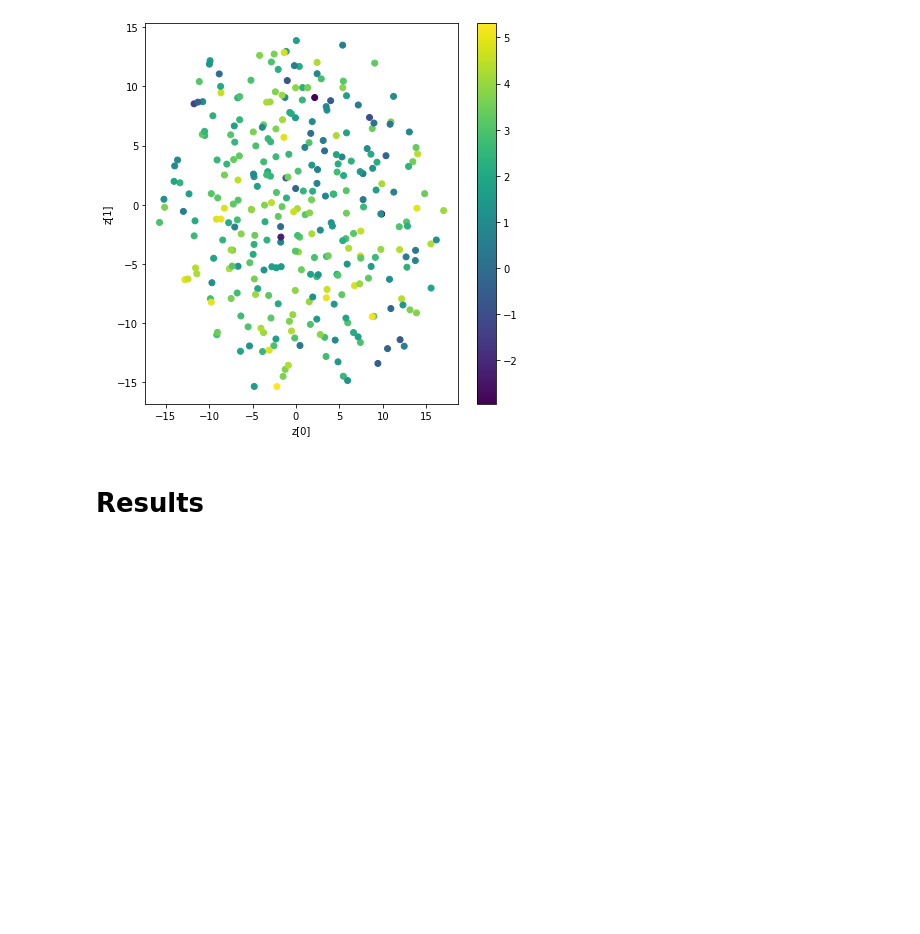
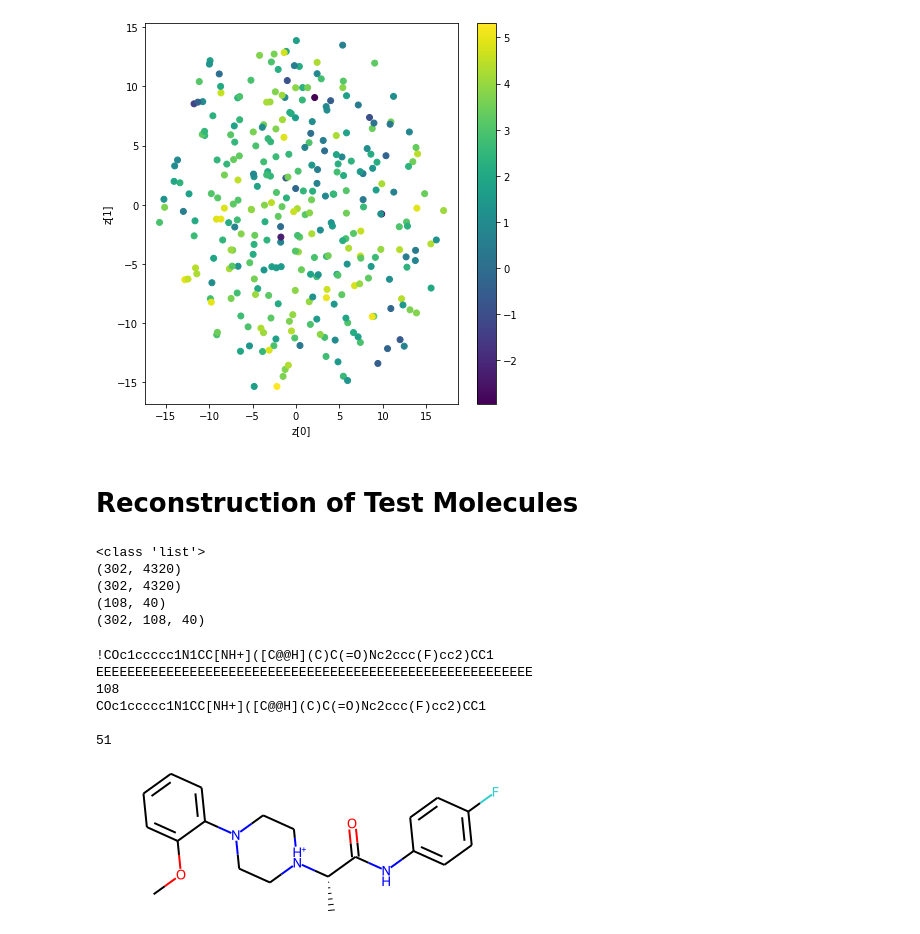
Before and after one commit to chandagrover/Machine-Learning, a Jupyter notebook: 3SMILEVAEGenProperty.ipynb, the cells around one changed output. Saved outputs shown, nothing was run; the diff lists cells and outputs as text; code cells hidden in the pictures; blank space fills up the shorter version.

```diff
--- a/3SMILEVAEGenProperty.ipynb
+++ b/3SMILEVAEGenProperty.ipynb
@@ -383,5 +383,40 @@ plt.show()
  [-0.26429042  0.3227804  -0.24850199 ...  1.7565618   0.5552778
    0.938694  ]]
 [figure]
-# %% [markdown]
-# **Results**
+# %% [markdown]
+# **Reconstruction of Test Molecules**
+# %%
+reconst_Xtest = vae_model.predict(X_test, batch_size=BATCH_SIZE)
+print(type(reconst_Xtest))
+print(reconst_Xtest[0].shape)
+print(X_test.shape)
+reconst_test = reconst_Xtest[0].reshape(len(X_test), mol_size_x,mol_size_y)
+test=X_test.reshape(len(X_test), mol_size_x, mol_size_y)
+print(reconst_test[0].shape)
+print(test.shape)
+# %% [output]
+<class 'list'>
+(302, 4320)
+(302, 4320)
+(108, 40)
+(302, 108, 40)
+# %%
+# Going back from vectorized form back to a readable string
+idx=200
+temp_str="".join([int_to_char[idx] for idx in np.argmax(test[idx,:,:], axis=1)])
+print(temp_str)
+print(len(temp_str))
+temp_str = re.sub('!|E',"", temp_str)
+print(temp_str)
+print(len(temp_str))
+
+m = Chem.MolFromSmiles(temp_str)
+m
+# %% [output]
+!COc1ccccc1N1CC[NH+]([C@@H](C)C(=O)Nc2ccc(F)cc2)CC1
+EEEEEEEEEEEEEEEEEEEEEEEEEEEEEEEEEEEEEEEEEEEEEEEEEEEEEEEE
+108
+COc1ccccc1N1CC[NH+]([C@@H](C)C(=O)Nc2ccc(F)cc2)CC1
+
+51
+[figure, added]
```
Also changed, not shown: parts of 2 cells of this notebook.
